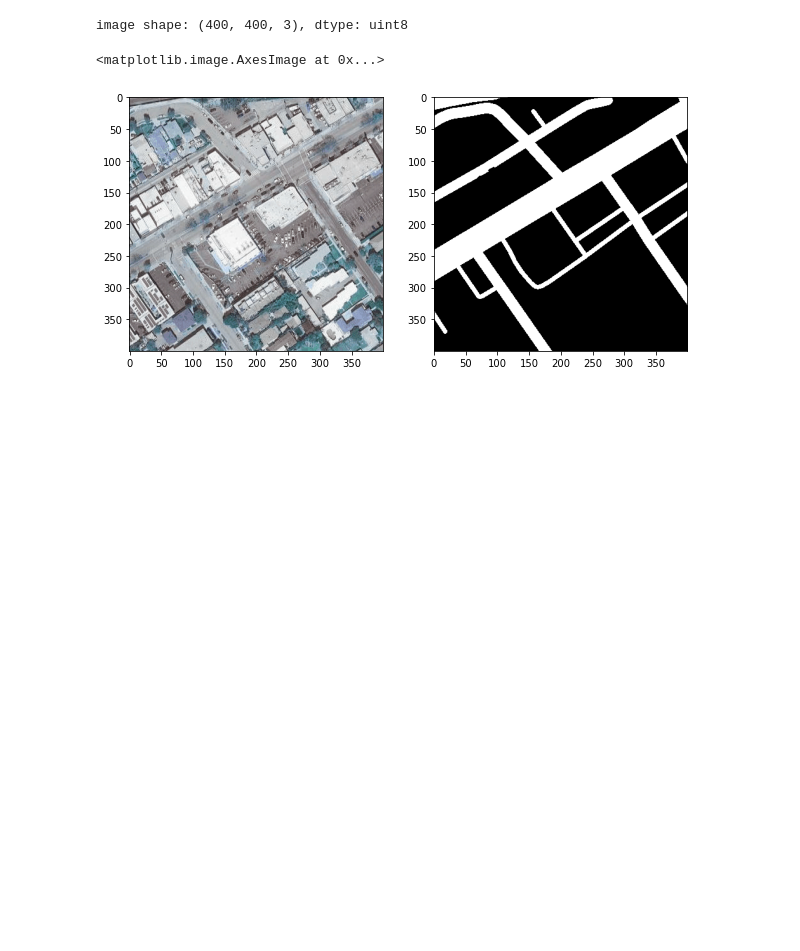
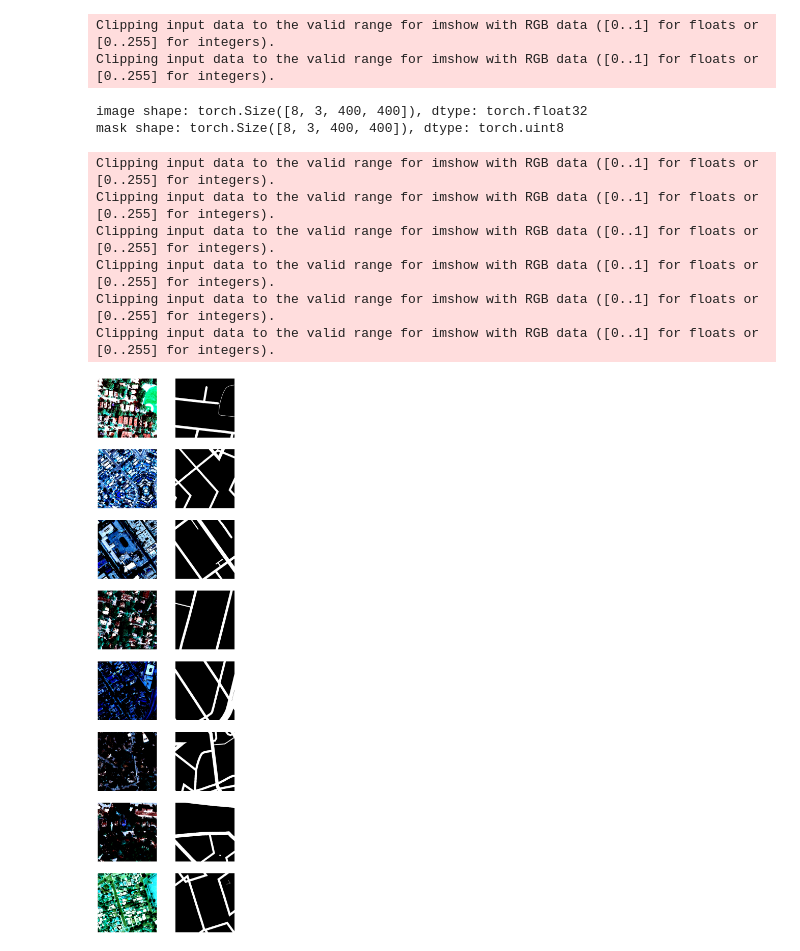
Before and after one commit to remo48/cil2022, a Jupyter notebook: notebooks/data_visualization.ipynb, the cells around one changed output. Saved outputs shown, nothing was run; the diff lists cells and outputs as text; code cells hidden in the pictures; blank space fills up the shorter version.

```diff
--- a/notebooks/data_visualization.ipynb
+++ b/notebooks/data_visualization.ipynb
@@ -9,12 +4,31 @@ ds = RoadSegDataset(img_path, mask_path)
+# %%
+data_dir = "../data"
+
+dm = RoadSegDataModule(data_dir=data_dir, batch_size=8)
+dm.prepare_data()
+dm.setup()
 # %%
-sample = next(iter(ds))
-image = sample['image']
-mask = sample['mask']
-print(f"image shape: {image.shape}, dtype: {image.dtype}")
-fig, axes = plt.subplots(1,2,figsize=(10,5))
-axes[0].imshow(image)
-axes[1].imshow(mask)
+sample_batch = next(iter(dm.train_dataloader()))
+images = sample_batch['image']
+masks = sample_batch['mask']
+print(f"image shape: {images.shape}, dtype: {images.dtype}")
+print(f"mask shape: {masks.shape}, dtype: {masks.dtype}")
+
+fig, axes = plt.subplots(len(images),2,figsize=(10,40))
+for i, (image, mask) in enumerate(zip(images, masks)):
+    axes[i, 0].imshow(image.permute(1,2,0))
+    axes[i, 1].imshow(mask.permute(1,2,0))
+    axes[i, 0].set_axis_off()
+    axes[i, 1].set_axis_off()
 # %% [output]
-image shape: (400, 400, 3), dtype: uint8
+Clipping input data to the valid range for imshow with RGB data ([0..1] for floats or [0..255] for integers).
+Clipping input data to the valid range for imshow with RGB data ([0..1] for floats or [0..255] for integers).
-<matplotlib.image.AxesImage at 0x...>
+image shape: torch.Size([8, 3, 400, 400]), dtype: torch.float32
+mask shape: torch.Size([8, 3, 400, 400]), dtype: torch.uint8
+Clipping input data to the valid range for imshow with RGB data ([0..1] for floats or [0..255] for integers).
+Clipping input data to the valid range for imshow with RGB data ([0..1] for floats or [0..255] for integers).
+Clipping input data to the valid range for imshow with RGB data ([0..1] for floats or [0..255] for integers).
+Clipping input data to the valid range for imshow with RGB data ([0..1] for floats or [0..255] for integers).
+Clipping input data to the valid range for imshow with RGB data ([0..1] for floats or [0..255] for integers).
+Clipping input data to the valid range for imshow with RGB data ([0..1] for floats or [0..255] for integers).
-[figure, old version]
+[figure, new version]
```
Also changed, not shown: parts of 3 cells of this notebook, 3 other files.
